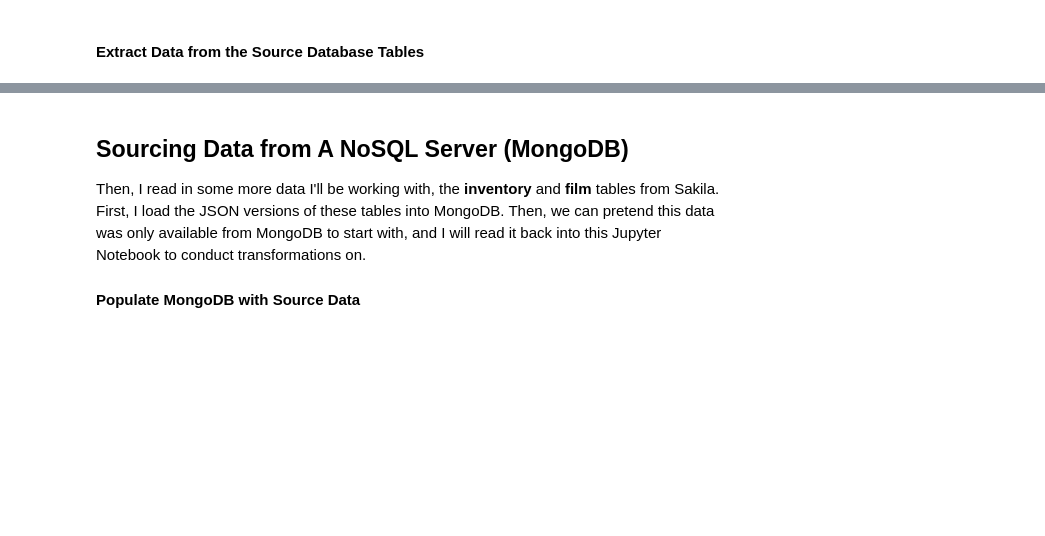
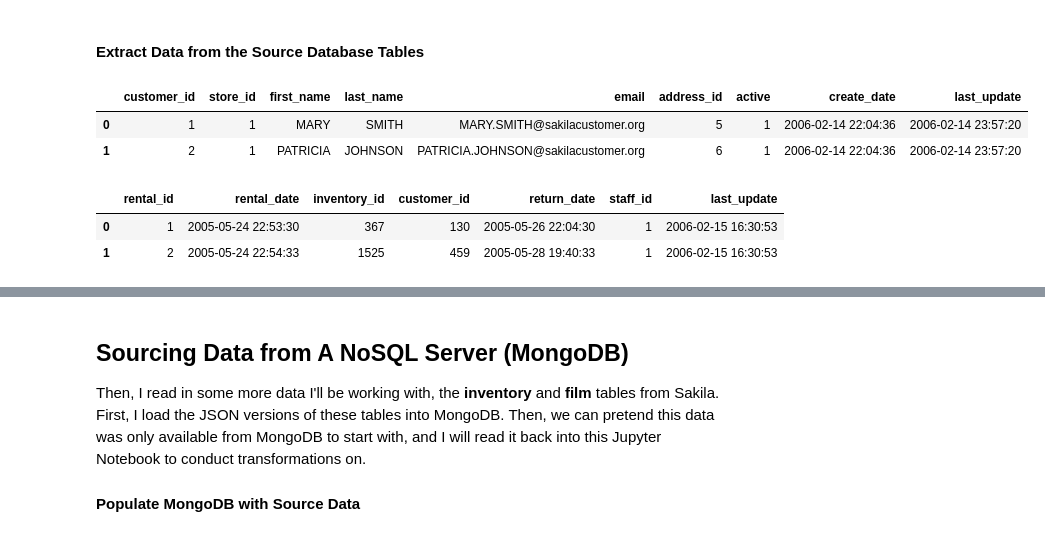
Before and after one commit to MirandaKhoury/Khoury_DSS_Midterm_Project, a Jupyter notebook: Midterm_Project_Compiled_Doc.ipynb, the cells around one changed output, grey strips where cells are left out. Saved outputs shown, nothing was run; the diff lists cells and outputs as text; code cells hidden in the pictures; blank space fills up the shorter version.

```diff
--- a/Midterm_Project_Compiled_Doc.ipynb
+++ b/Midterm_Project_Compiled_Doc.ipynb
@@ -100,13 +100,21 @@ First, I read in some of the data I'll be working with from MySQL: the **rental*
 # %% [markdown]
 #### Extract Data from the Source Database Tables
 # %%
-sakila_customers = "SELECT * FROM northwind.employees;"#"SELECT * FROM sakila.customer;"
+sakila_customers = "SELECT * FROM sakila.customer;"
 df_customers = get_sql_dataframe(mysql_uid, mysql_pwd, mysql_src_db, sakila_customers)
 df_customers.head(2)
+# %% [output]
+|  | customer_id | store_id | first_name | last_name | email | address_id | active | create_date | last_update |
+| 0 | 1 | 1 | MARY | SMITH | MARY.SMITH@sakilacustomer.org | 5 | 1 | 2006-02-14 22:04:36 | 2006-02-14 23:57:20 |
+| 1 | 2 | 1 | PATRICIA | JOHNSON | PATRICIA.JOHNSON@sakilacustomer.org | 6 | 1 | 2006-02-14 22:04:36 | 2006-02-14 23:57:20 |
 # %%
 sakila_rentals = "SELECT * FROM sakila.rental;"
 df_rentals = get_sql_dataframe(mysql_uid, mysql_pwd, mysql_src_db, sakila_rentals)
-df_rentals.head(3)
+df_rentals.head(2)
+# %% [output]
+|  | rental_id | rental_date | inventory_id | customer_id | return_date | staff_id | last_update |
+| 0 | 1 | 2005-05-24 22:53:30 | 367 | 130 | 2005-05-26 22:04:30 | 1 | 2006-02-15 16:30:53 |
+| 1 | 2 | 2005-05-24 22:54:33 | 1525 | 459 | 2005-05-28 19:40:33 | 1 | 2006-02-15 16:30:53 |
 # %%
 sakila_staff = "SELECT * FROM sakila.staff;"
 df_staff = get_sql_dataframe(mysql_uid, mysql_pwd, mysql_src_db, sakila_staff)
```
Also changed, not shown: parts of 32 cells of this notebook.
